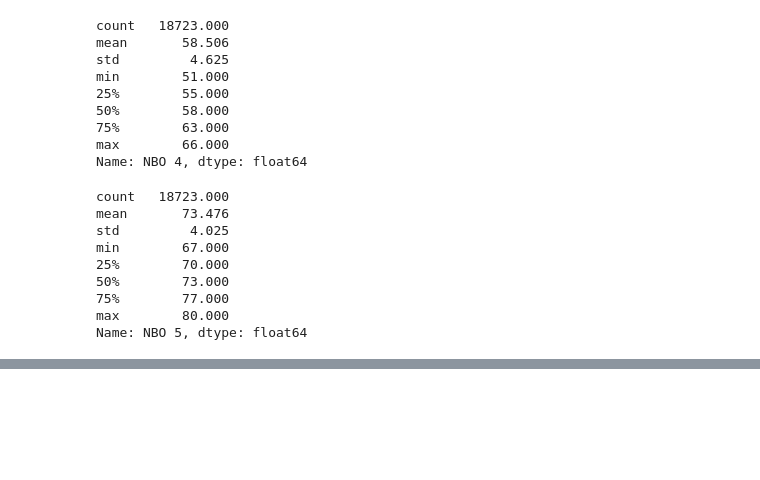
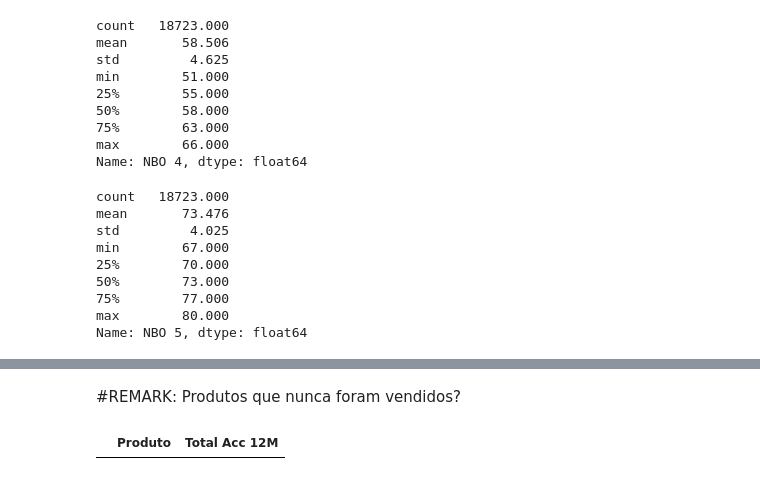
Before and after one commit to melchiadesblanco/CID_UX4DS, a Jupyter notebook: CASE03.ipynb, the cells around one changed output, grey strips where cells are left out. Drawn from its saved outputs; the diff is of its cells as text; code cells hidden in the pictures; blank space fills up the shorter version.

```diff
--- a/CASE03.ipynb
+++ b/CASE03.ipynb
@@ -316,0 +345,8 @@ Name: ConjuntoID, Length: 18562, dtype: int64
+# %% [markdown]
+#REMARK: Produtos que nunca foram vendidos?
+# %%
+df_hist_neversold = df_hist.groupby(['Produto'], as_index=False)['Quantidade Acc 12M'].sum()
+df_hist_neversold.columns = ['Produto', 'Total Acc 12M']
+df_hist_neversold[df_hist_neversold['Total Acc 12M']==0 ]
+# %% [output]
+|  | Produto | Total Acc 12M |
```
Also changed, not shown: parts of 13 cells of this notebook.
